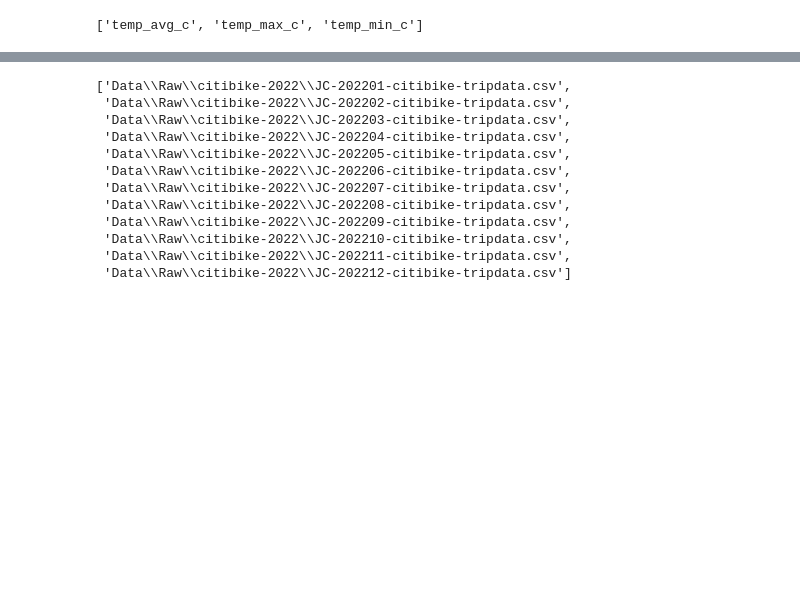
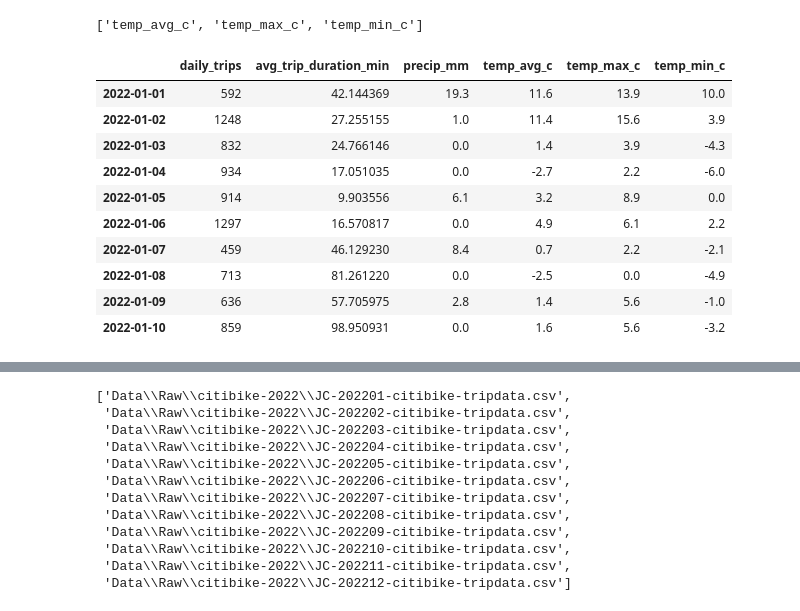
Before and after one commit to TheAnalyst-Shanza/Citibike-Weather-Dashboard, a Jupyter notebook: Weather_trip_analysis.ipynb, the cells around one changed output, grey strips where cells are left out. Drawn from its saved outputs; the diff is of its cells as text; code cells hidden in the pictures; blank space fills up the shorter version.

```diff
--- a/Weather_trip_analysis.ipynb
+++ b/Weather_trip_analysis.ipynb
@@ -60,0 +1,26 @@ glob.glob("**/*.parquet", recursive=True)
+# %%
+import pandas as pd
+import glob
+import matplotlib.pyplot as plt
+
+WEATHER_PATH = r"C:\Users\User\Downloads\Citibike-Weather-Dashboard\Data\Processed\citibike_weather_daily_2022.csv"
+weather = pd.read_csv(WEATHER_PATH)
+
+# Detect date column
+possible_date_cols = [c for c in weather.columns if "date" in c.lower() or "time" in c.lower()]
+if not possible_date_cols:
+    raise KeyError("No date/time-like column found in weather dataframe.")
+WEATHER_DATE_COL = possible_date_cols[0]
+
+# Detect temperature column
+possible_temp_cols = [c for c in weather.columns if "temp" in c.lower() or "tavg" in c.lower() or "tmean" in c.lower()]
+if not possible_temp_cols:
+    raise KeyError("No temperature-like column found in weather dataframe.")
+TEMP_COL = possible_temp_cols[0]
+
+# Keep only needed columns and set index
+weather = weather[[WEATHER_DATE_COL, TEMP_COL]].copy()
+weather[WEATHER_DATE_COL] = pd.to_datetime(weather[WEATHER_DATE_COL])
+weather = weather.sort_values(WEATHER_DATE_COL).set_index(WEATHER_DATE_COL)
+
+weather.head(), WEATHER_DATE_COL, TEMP_COL
@@ -111,3 +102,22 @@ possible_temp_cols = [c for c in weather.columns if "temp" in c.lower() or "tavg
 possible_temp_cols
 # %% [output]
 ['temp_avg_c', 'temp_max_c', 'temp_min_c']
+# %%
+full_dates = pd.date_range("2022-01-01", "2022-12-31", freq="D")
+
+weather = weather.reindex(full_dates)
+weather[TEMP_COL] = weather[TEMP_COL].interpolate()
+
+weather.loc["2022-01-01":"2022-01-10"]
+# %% [output]
+|  | daily_trips | avg_trip_duration_min | precip_mm | temp_avg_c | temp_max_c | temp_min_c |
+| 2022-01-01 | 592 | 42.144369 | 19.3 | 11.6 | 13.9 | 10.0 |
+| 2022-01-02 | 1248 | 27.255155 | 1.0 | 11.4 | 15.6 | 3.9 |
+| 2022-01-03 | 832 | 24.766146 | 0.0 | 1.4 | 3.9 | -4.3 |
+| 2022-01-04 | 934 | 17.051035 | 0.0 | -2.7 | 2.2 | -6.0 |
+| 2022-01-05 | 914 | 9.903556 | 6.1 | 3.2 | 8.9 | 0.0 |
+| 2022-01-06 | 1297 | 16.570817 | 0.0 | 4.9 | 6.1 | 2.2 |
+| 2022-01-07 | 459 | 46.129230 | 8.4 | 0.7 | 2.2 | -2.1 |
+| 2022-01-08 | 713 | 81.261220 | 0.0 | -2.5 | 0.0 | -4.9 |
+| 2022-01-09 | 636 | 57.705975 | 2.8 | 1.4 | 5.6 | -1.0 |
+| 2022-01-10 | 859 | 98.950931 | 0.0 | 1.6 | 5.6 | -3.2 |
```
Also changed, not shown: parts of 18 cells of this notebook, 5 other files.
